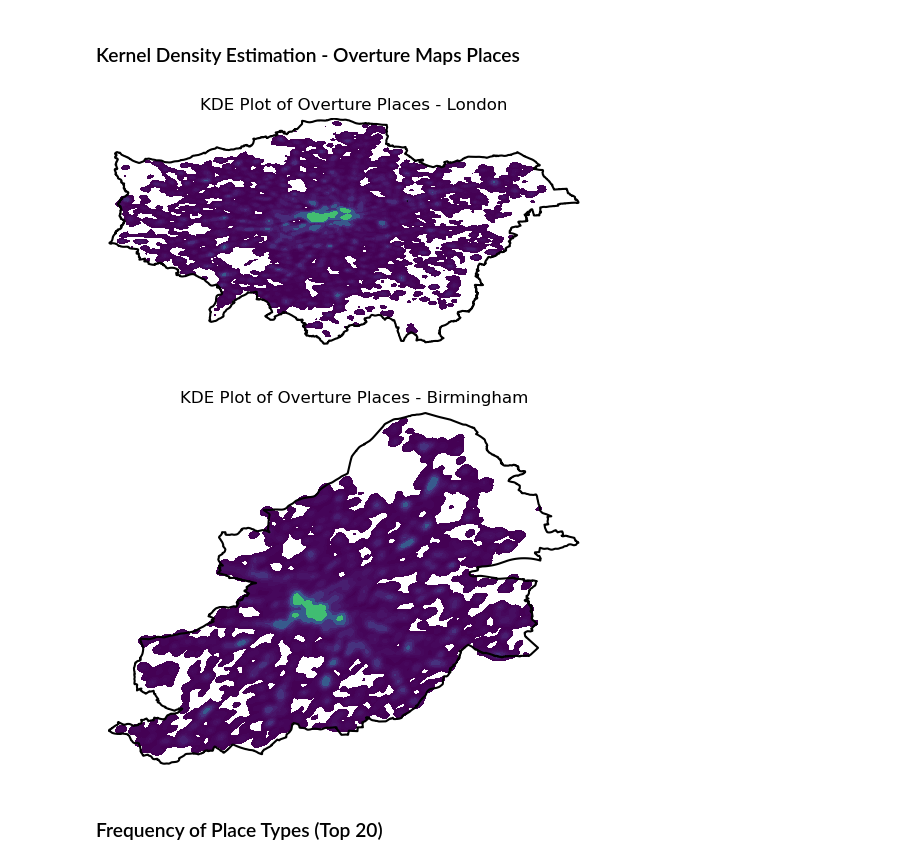
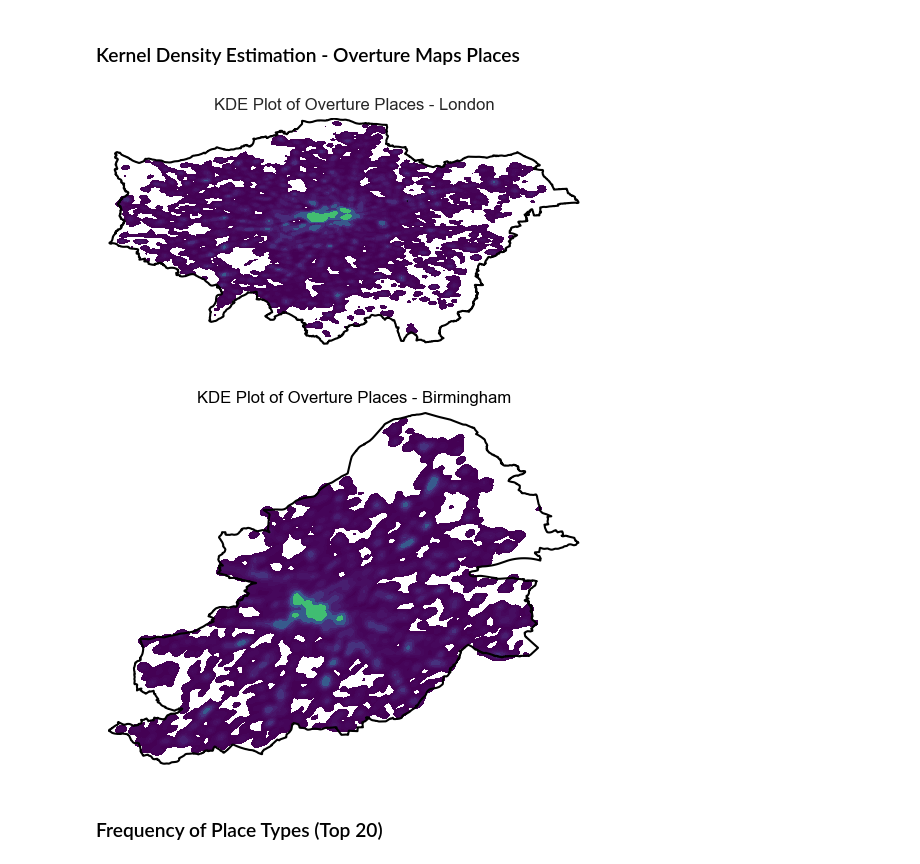
Before and after one commit to grolls23/EmploymentModellingDis, a Jupyter notebook: Plots.ipynb, the cells around one changed output. Saved outputs shown, nothing was run; the diff lists cells and outputs as text; code cells hidden in the pictures.

```diff
--- a/Plots.ipynb
+++ b/Plots.ipynb
@@ -63,26 +63,28 @@ london_places.head()
 # %%
 # Plot for Greater London
 
 sns.kdeplot(
     x=london_places.geometry.x,
     y=london_places.geometry.y,
     cmap='viridis',
     fill=True,
     bw_adjust=0.2
 )
 
+sns.set_theme()
+
 greater_london_boundary = all_data_london.unary_union
 boundary_gdf = gpd.GeoDataFrame(geometry=[greater_london_boundary], crs=all_data_london_gdf.crs)
 boundary_gdf.boundary.plot(ax=plt.gca(), color='black')
 
 # Add labels and title
 plt.axis('off')
 plt.title('KDE Plot of Overture Places - London')
 
 # Show the plot
 plt.show()
 # %% [output]
-[figure, old version]
+[figure, new version]
 # %%
 # Plot for Birmingham
 
@@ -93,6 +95,7 @@ sns.kdeplot(
     fill=True,
     bw_adjust=0.2
 )
+sns.set_theme()
 
 bham_boundary = all_data_bham.unary_union
 boundary_gdf = gpd.GeoDataFrame(geometry=[bham_boundary], crs=all_data_bham_gdf.crs)
@@ -105,7 +108,7 @@ plt.title('KDE Plot of Overture Places - Birmingham')
 # Show the plot
 plt.show()
 # %% [output]
-[figure, old version]
+[figure, new version]
 # %% [markdown]
 ### Frequency of Place Types (Top 20)
 # %%
```
Also changed, not shown: parts of 6 cells of this notebook, 8 other files.
